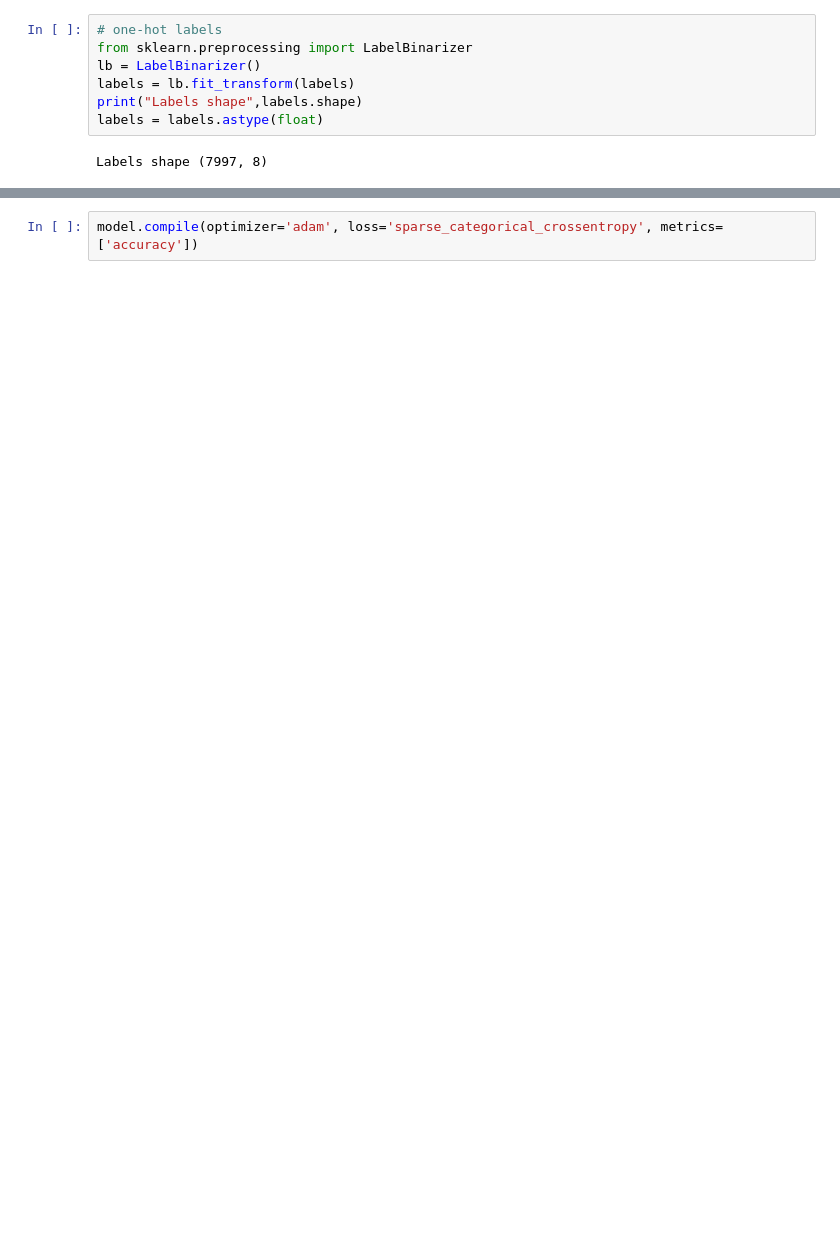
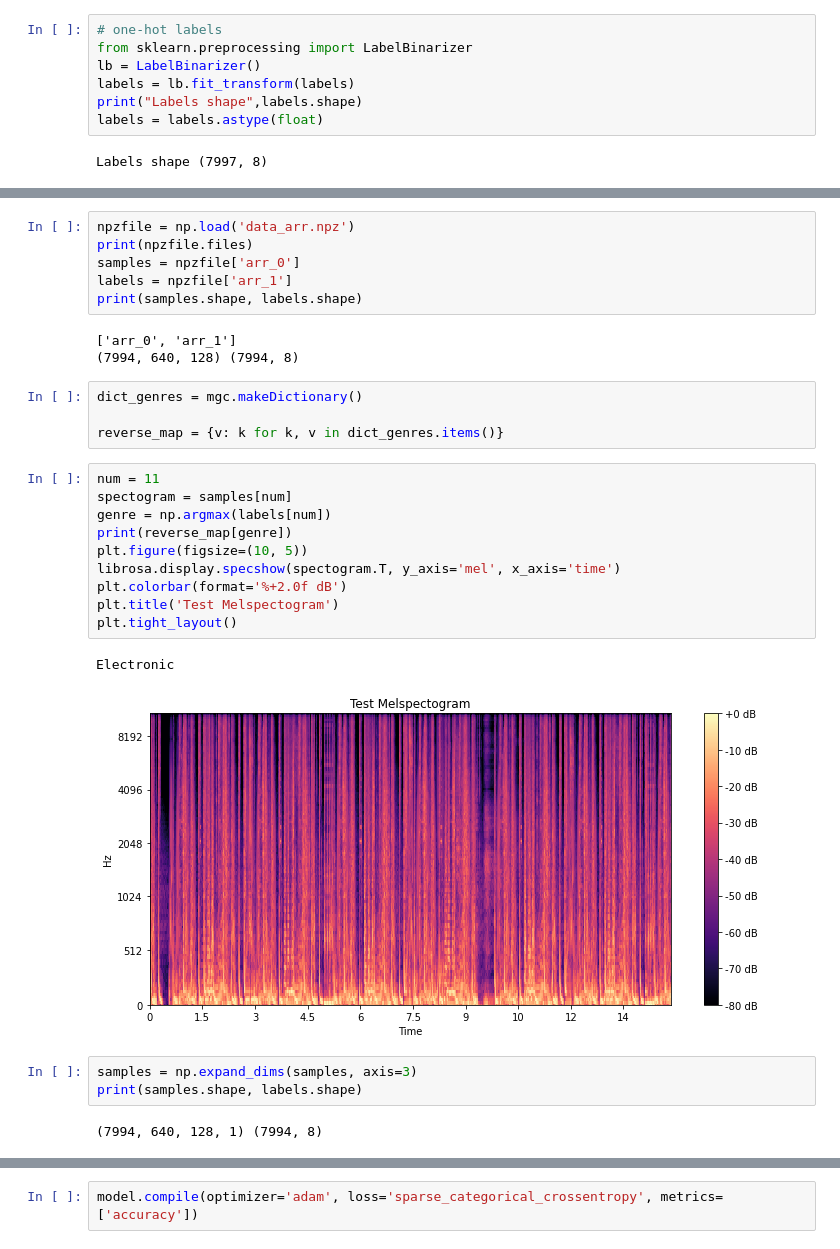
Before and after one commit to Wojwos/music-genre-classification, a Jupyter notebook: MusicGenreClassification.ipynb, the cells around one changed output, grey strips where cells are left out. Saved outputs shown, nothing was run; the diff lists cells and outputs as text; blank space fills up the shorter version.

```diff
--- a/MusicGenreClassification.ipynb
+++ b/MusicGenreClassification.ipynb
@@ -206,0 +153,31 @@ model.add(Dense(8, activation='softmax'))
+# %%
+npzfile = np.load('data_arr.npz')
+print(npzfile.files)
+samples = npzfile['arr_0']
+labels = npzfile['arr_1']
+print(samples.shape, labels.shape)
+# %% [output]
+['arr_0', 'arr_1']
+(7994, 640, 128) (7994, 8)
+# %%
+dict_genres = mgc.makeDictionary()
+
+reverse_map = {v: k for k, v in dict_genres.items()}
+# %%
+num = 11
+spectogram = samples[num]
+genre = np.argmax(labels[num])
+print(reverse_map[genre])
+plt.figure(figsize=(10, 5))
+librosa.display.specshow(spectogram.T, y_axis='mel', x_axis='time')
+plt.colorbar(format='%+2.0f dB')
+plt.title('Test Melspectogram')
+plt.tight_layout()
+# %% [output]
+Electronic
+[figure, added]
+# %%
+samples = np.expand_dims(samples, axis=3)
+print(samples.shape, labels.shape)
+# %% [output]
+(7994, 640, 128, 1) (7994, 8)
```
Also changed, not shown: parts of 49 cells of this notebook, 1 other file.
